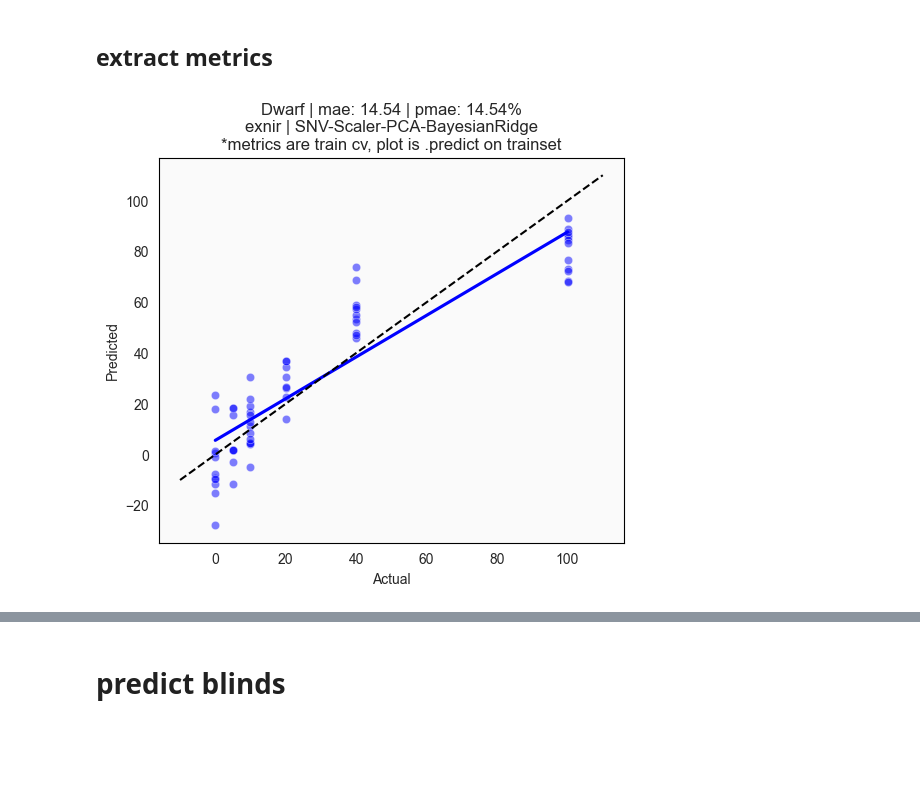
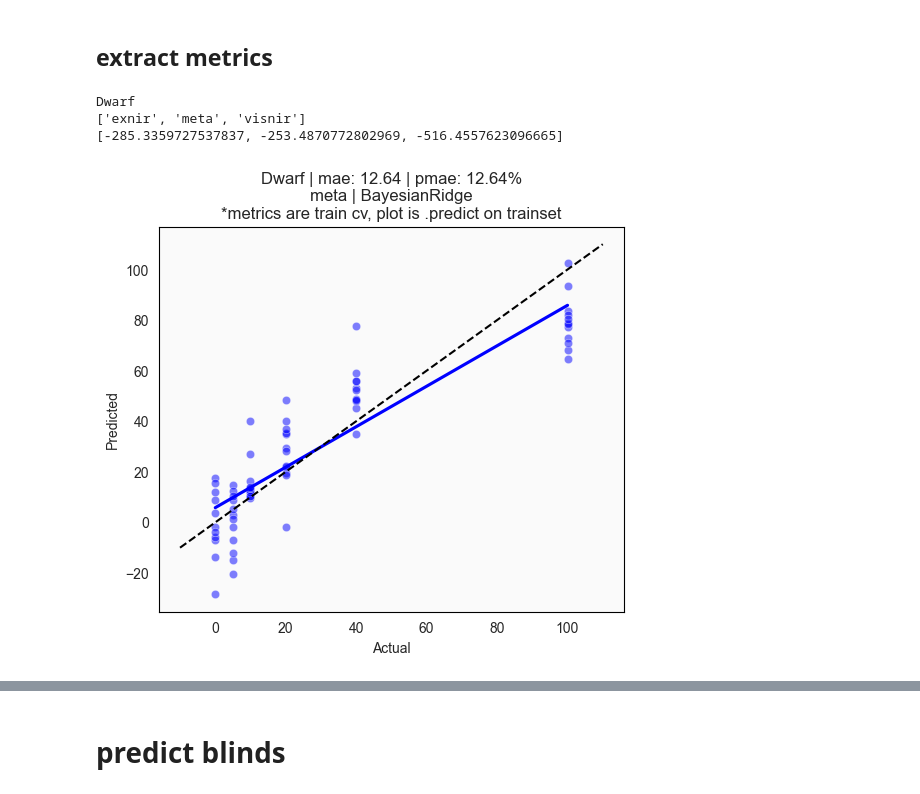
Before and after one commit to ryan-soh-pprint/DS_template, a Jupyter notebook: notebooks/05_profile_v5.ipynb, the cells around one changed output, grey strips where cells are left out. Cells and saved outputs as stored; diff of their text form; code cells hidden in the pictures; blank space fills up the shorter version.

```diff
--- a/notebooks/05_profile_v5.ipynb
+++ b/notebooks/05_profile_v5.ipynb
@@ -320,0 +327,11 @@ Is test index subset of train index? False
+# %%
+# train index is where replicate is not s2, test index is where replicate is s2
+label_df_temp = label_df.copy()
+label_df_temp = label_df_temp.set_index('lot_id')
+train_index = label_df_temp[~label_df_temp['replicate'].str.contains('s')].index
+test_index = label_df_temp[label_df_temp['replicate'].str.contains('s')].index
+
+print(train_index, test_index)
+
+#is test_idx in train_idx
+print(f'Is test index subset of train index? {set(test_index).issubset(set(train_index))}')
@@ -412,7 +439,7 @@ from pptoolbox.platform.utils import export_pi_df, initialize_pi_df
 
 # Export EVERYTHING, except images included as plotly html (silenced)
 # Dump metrics to folder
-output_dir = Path("../models/predictions_profile/")
+output_dir = Path("../models/predictions_profile/time_split")
 output_dir.mkdir(exist_ok=True, parents=True)
 # %%
 y=y_train_spec
@@ -543,46 +570,57 @@ metrics_df.to_csv(os.path.join(output_dir, "metrics_meta.csv"), index=False)
 Dwarf
 # %% [markdown]
 ## extract metrics
+# %%
+y=y_train_spec
+X_visnir=X_visnir_train_spec
+X_exnir=X_exnir_train_spec
+labels_df_og=y_train_og
 # %%
 for label in labels:
 
-    list_of_pkl_files = glob.glob(f'../models/predictions_profile/trainer_{label}_*.pkl')
+    print(label)
+
+    list_of_pkl_files = glob.glob(f'../models/predictions_profile/time_split/trainer_{label}_*.pkl')
     model_name = [re.search(r'_([^_]+)\.pkl$', filename).group(1) for filename in list_of_pkl_files]
     loaded_pkl = [pkl.load(open(file, 'rb')) for file in list_of_pkl_files]
+    print(model_name)
 
     metrics = [generate_regression_metrics(model,y[label]) for model in loaded_pkl]
     pipelines = [model.get_pipeline() for model in loaded_pkl]
 
     performances = [model.get_best_performance() for model in loaded_pkl]
-
+    print(performances)
     best_performance = np.argmax(np.array(performances)) # argmax, Most positive neg-MSE wins
+    # best_performance = 2 # for testing
 
     best_model =  {'name':model_name[best_performance], **metrics[best_performance]}
     best_model_output =  json.dumps(best_model, indent=4)
 
     X_meta_final = pkl.load(open(output_dir/f'X_meta_final_{label}.pkl', 'rb'))
 
     dataset_options = {
         'exnir': X_exnir,
         'visnir': X_visnir,
         'meta': X_meta_final, #meta dataset is generated inside training loop
     }
 
     predictions = pipelines[best_performance].predict(dataset_options[best_model['name']])
 
     plt.figure(figsize=(6, 5))
     sns.scatterplot(x=y[label], y=predictions, color='blue', alpha=0.5)
     sns.regplot(x=y[label], y=predictions, scatter=False, color='blue', ci=None)
     plt.plot([y[label].min()-y[label].max()*.1, y[label].max()+y[label].max()*.1],
              [y[label].min()-y[label].max()*.1, y[label].max()+y[label].max()*.1],
              color='black', linestyle='--')  # Reference line
     plt.title(f'{label} | mae: {float(best_model["mae"]):.2f} | pmae: {float(best_model["pmae"]):.2f}%\n{best_model["name"]} | {best_model["model"]}\n*metrics are train cv, plot is .predict on trainset')
     plt.xlabel(f'Actual')
     plt.ylabel(f'Predicted')
     plt.savefig(output_dir / f'prederror_{label}_best.png')
 
-
     plt.show()
     plt.close()
 # %% [output]
+Dwarf
+['exnir', 'meta', 'visnir']
+[-285.3359727537837, -253.4870772802969, -516.4557623096665]
-[figure, old version]
+[figure, new version]
```
Also changed, not shown: parts of 15 cells of this notebook.
